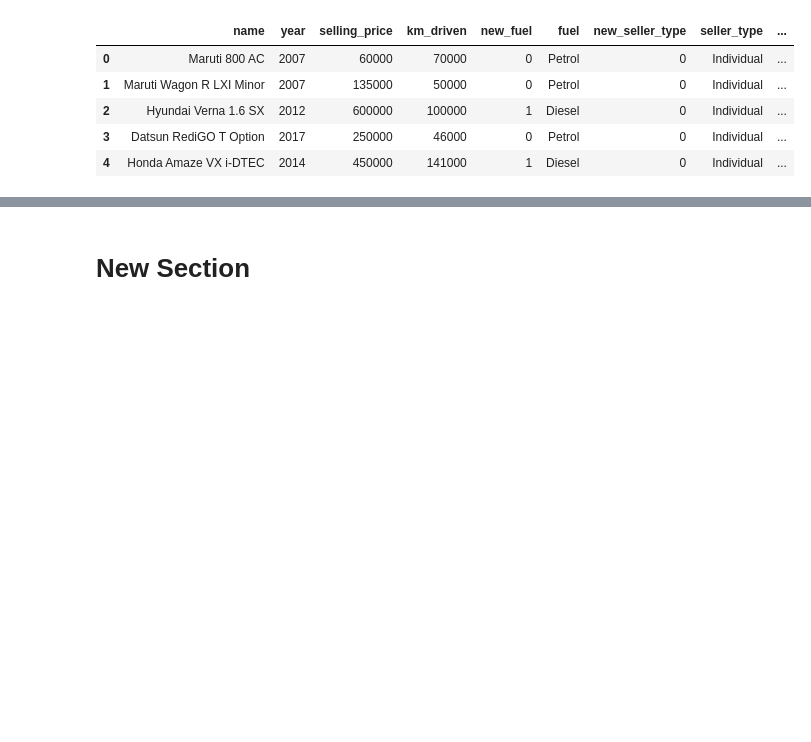
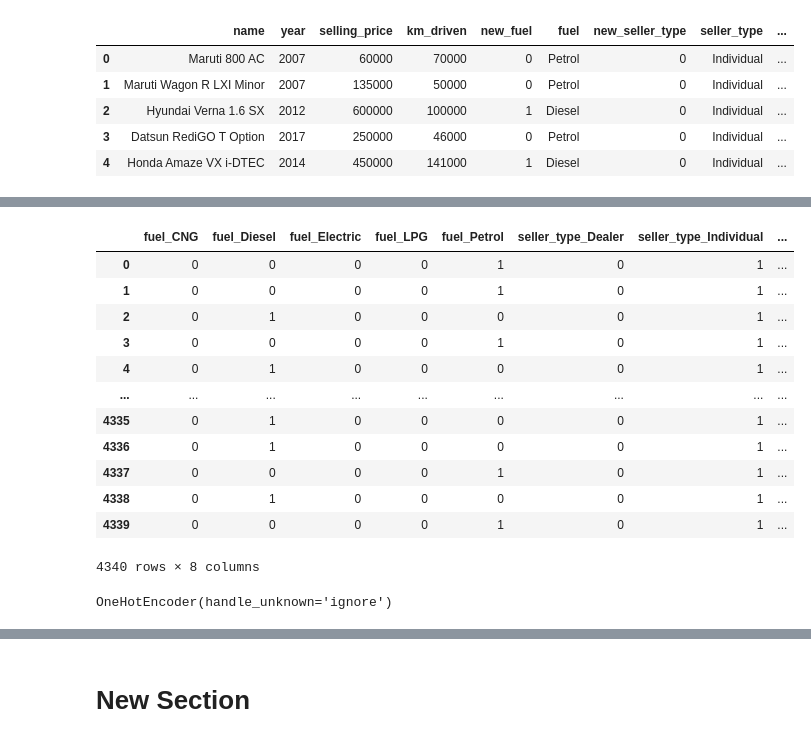
Before and after one commit to sujataprasad01/ML-Price-Prediction-of-Used-Cars-Decision-Tree-, a Jupyter notebook: Decision_Tree_Regression_(Price_Prediction_of_Used_Cars).ipynb, the cells around one changed output, grey strips where cells are left out. Saved outputs shown, nothing was run; the diff lists cells and outputs as text; code cells hidden in the pictures; blank space fills up the shorter version.

```diff
--- a/Decision_Tree_Regression_(Price_Prediction_of_Used_Cars).ipynb
+++ b/Decision_Tree_Regression_(Price_Prediction_of_Used_Cars).ipynb
@@ -259,4 +259,4 @@ newdf2.head()
 | 3 | Datsun RediGO T Option | 2017 | 250000 | 46000 | 0 | Petrol | 0 | Individual | ... |
 | 4 | Honda Amaze VX i-DTEC | 2014 | 450000 | 141000 | 1 | Diesel | 0 | Individual | ... |
 # %%
-newdf2=newdf.fuel
+newdf2=newdf[['fuel', 'seller_type']]
@@ -262,0 +287,2 @@ newdf2=newdf.fuel
+# %%
+newdf2['fuel']=LabelEncoder().fit_transform(newdf2['fuel'])
@@ -262,0 +318,18 @@ newdf2=newdf.fuel
+# %%
+newdf2=pd.get_dummies(newdf2)
+# %%
+newdf2
+# %% [output]
+|  | fuel_CNG | fuel_Diesel | fuel_Electric | fuel_LPG | fuel_Petrol | seller_type_Dealer | seller_type_Individual | ... |
+| 0 | 0 | 0 | 0 | 0 | 1 | 0 | 1 | ... |
+| 1 | 0 | 0 | 0 | 0 | 1 | 0 | 1 | ... |
+| 2 | 0 | 1 | 0 | 0 | 0 | 0 | 1 | ... |
+| 3 | 0 | 0 | 0 | 0 | 1 | 0 | 1 | ... |
+| 4 | 0 | 1 | 0 | 0 | 0 | 0 | 1 | ... |
+| ... | ... | ... | ... | ... | ... | ... | ... | ... |
+| 4335 | 0 | 1 | 0 | 0 | 0 | 0 | 1 | ... |
+| 4336 | 0 | 1 | 0 | 0 | 0 | 0 | 1 | ... |
+| 4337 | 0 | 0 | 0 | 0 | 1 | 0 | 1 | ... |
+| 4338 | 0 | 1 | 0 | 0 | 0 | 0 | 1 | ... |
+| 4339 | 0 | 0 | 0 | 0 | 1 | 0 | 1 | ... |
+4340 rows × 8 columns
@@ -263,3 +341,8 @@ newdf2=newdf.fuel
+# %%
+enc=OneHotEncoder(handle_unknown='ignore')
+enc.fit(newdf2)
+# %% [output]
+OneHotEncoder(handle_unknown='ignore')
 # %%
 newdf2
 # %% [output]
```
Also changed, not shown: parts of 12 cells of this notebook.
